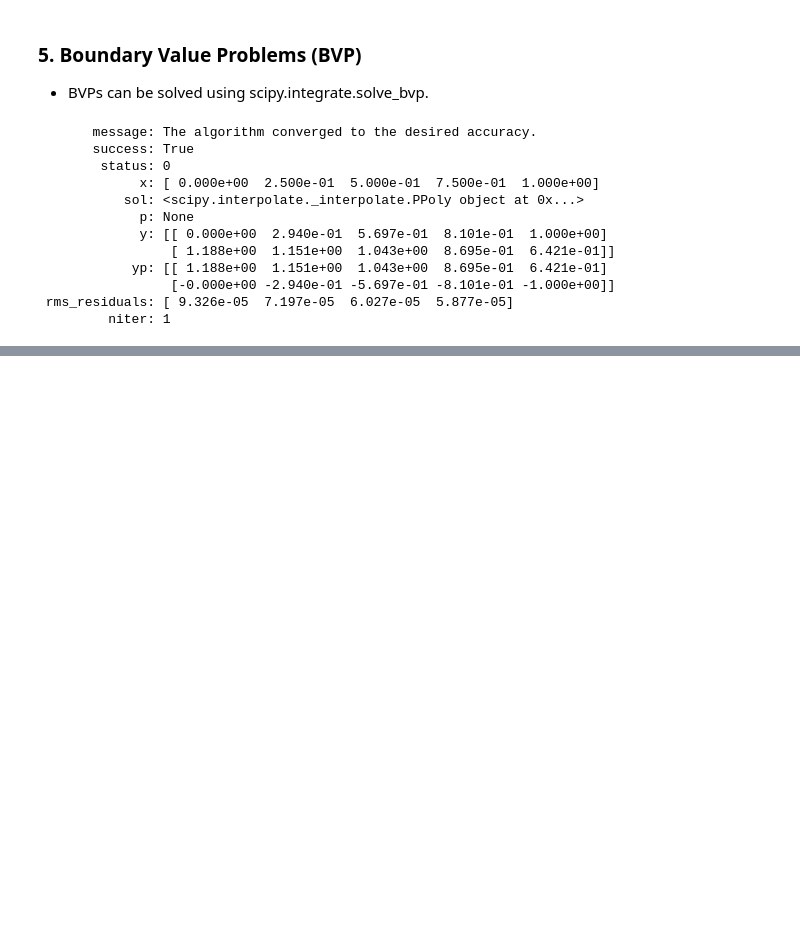
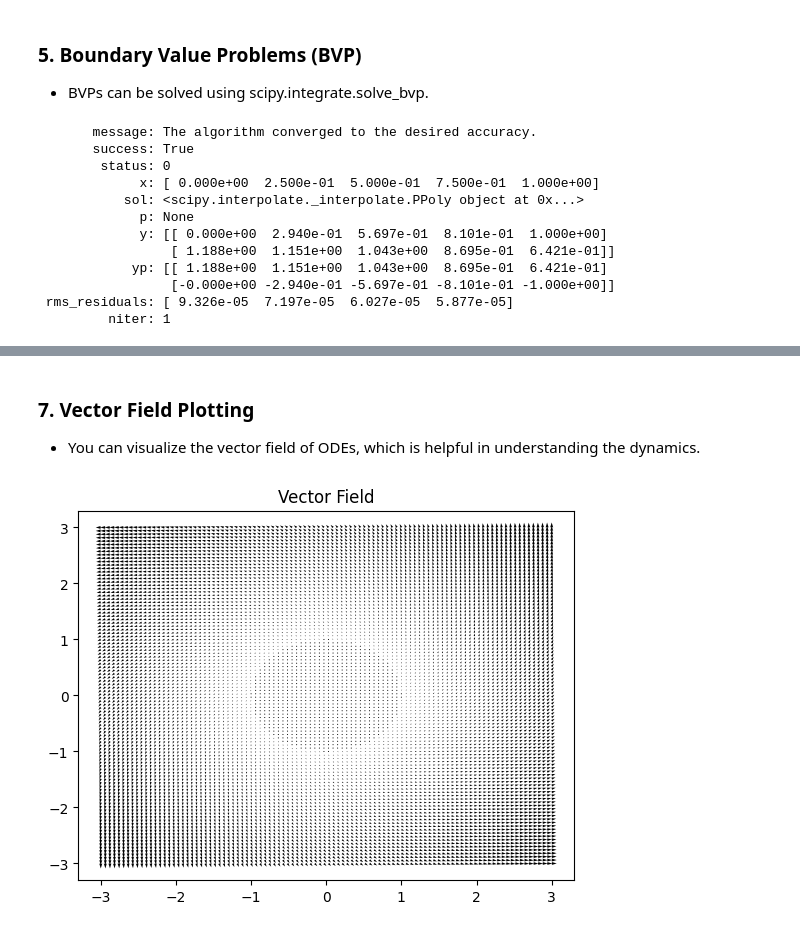
Before and after one commit to rubydamodar/SciPyMastery-From-Basics-to-Breakthroughs, a Jupyter notebook: Beginner Level/SCIPY-SPATIAL.ipynb, the cells around one changed output, grey strips where cells are left out. Drawn from its saved outputs; the diff is of its cells as text; code cells hidden in the pictures; blank space fills up the shorter version.

```diff
--- a/Beginner Level/SCIPY-SPATIAL.ipynb
+++ b/Beginner Level/SCIPY-SPATIAL.ipynb
@@ -153,0 +173,14 @@ print(sol)
+# %% [markdown]
+### 7. Vector Field Plotting
+- You can visualize the vector field of ODEs, which is helpful in understanding the dynamics.
+# %%
+import matplotlib.pyplot as plt
+
+Y1, Y2 = np.mgrid[-3:3:100j, -3:3:100j]
+DX = Y1 - Y2
+DY = Y1 + Y2
+plt.quiver(Y1, Y2, DX, DY)
+plt.title('Vector Field')
+plt.show()
+# %% [output]
+[figure, added]
```
Also changed, not shown: parts of 2 cells of this notebook.
